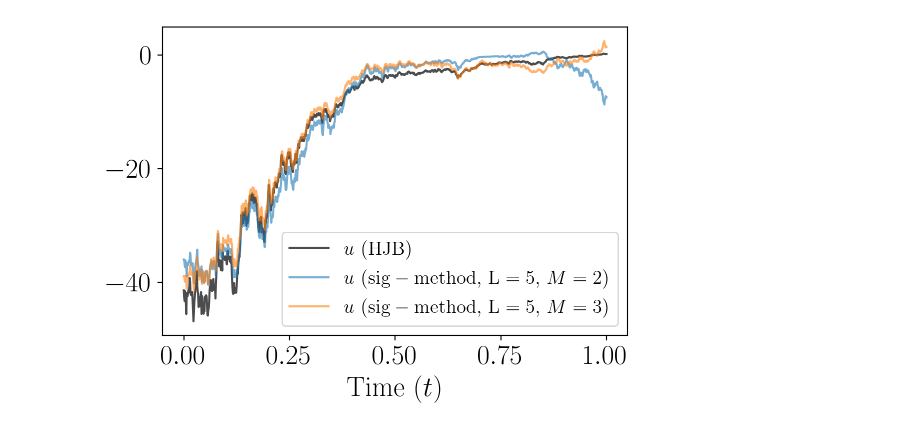
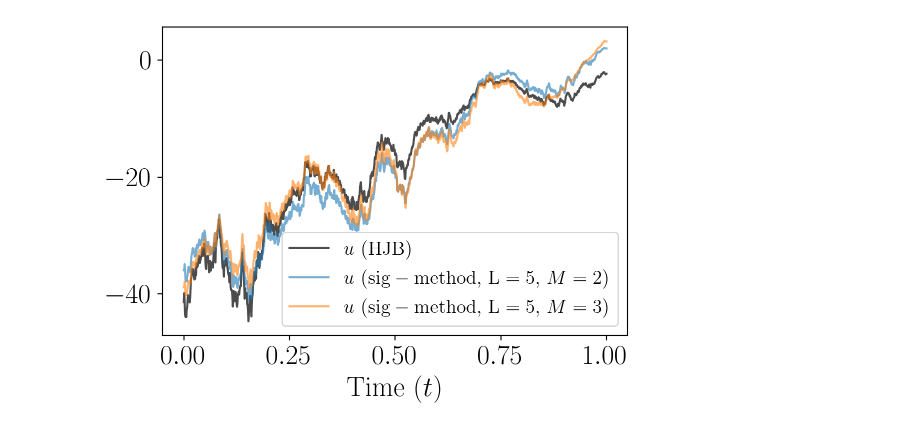
Before and after one commit to muhammadalifaqsha/optimal-control-with-signatures, a Jupyter notebook: notebooks/alif-lqproblem-plots-paper.ipynb, the cells around one changed output. Cells and saved outputs as stored; diff of their text form; code cells hidden in the pictures.

```diff
--- a/notebooks/alif-lqproblem-plots-paper.ipynb
+++ b/notebooks/alif-lqproblem-plots-paper.ipynb
@@ -56,7 +56,7 @@ with open(f'experiment_results_hjb_{nsims}_sims.pkl', 'rb') as f:
     sim_hjb = pickle.load(f)
     f.close()
 # %%
-sim_list = [sim for sim in sim_list if sim['max_order_x'] in max_order_x_list]
+# sim_list = [sim for sim in sim_list if sim['max_order_x'] in max_order_x_list]
 # %%
 # plt.plot(env.timesteps, nu_hjb[:,nsim], label=r'$\nu$ (HJB)', color='black')
 
@@ -168,31 +168,31 @@ plt.show()
 # %%
-nsim = 1
+nsim = 0
 font3 = 20
 font4 = 14
 
 fig, ax = plt.subplots(1, 1, figsize=(6,4))
 
 max_order_x_1 = 5
 max_order_F_1 = 2
 
 max_order_x_2 = 5
 max_order_F_2 = 3
 
 nu_hjb = sim_hjb['nu_sims']
 nu_1 = [sims['nu_sims'] for sims in sim_list if (sims['max_order_x'] == max_order_x_1) and (sims['max_order_F'] == max_order_F_1)][0]
 nu_2 = [sims['nu_sims'] for sims in sim_list if (sims['max_order_x'] == max_order_x_2) and (sims['max_order_F'] == max_order_F_2)][0]
 
 ax.plot(env.timesteps, nu_hjb[:,nsim], label=r'$u$ $\mathrm{(HJB)}$', color='black', alpha = 0.7)
 ax.plot(env.timesteps, nu_1[:,nsim], label=rf'$u$ $(\mathrm{{sig-method}},$ $\mathrm{{{lev}}} = {max_order_x_1},$ $M = {max_order_F_1})$',
         alpha=0.6)
 ax.plot(env.timesteps, nu_2[:,nsim], label=rf'$u$ $(\mathrm{{sig-method}},$ $\mathrm{{{lev}}} = {max_order_x_2},$ $M = {max_order_F_2})$',
         alpha=0.6)
 
 ax.set_xlabel(rf'$\mathrm{{Time}}$ $(t)$',  fontsize = font3)
 ax.tick_params(axis='both', which='major', labelsize=font3)
 
 ax.legend(fontsize=font4, loc='lower right')
 fig.savefig(f'figures/control_sample_path.pdf',format='pdf',bbox_inches='tight')
 plt.show()
 # %% [output]
-[figure, old version]
+[figure, new version]
```
Also changed, not shown: parts of 8 cells of this notebook, 36 other files.
